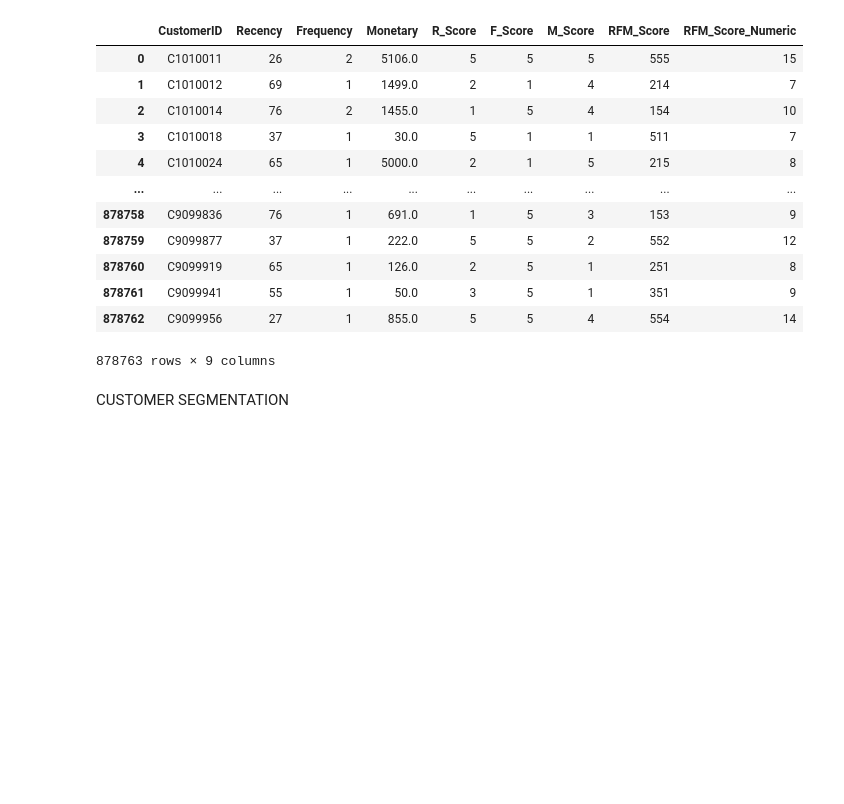
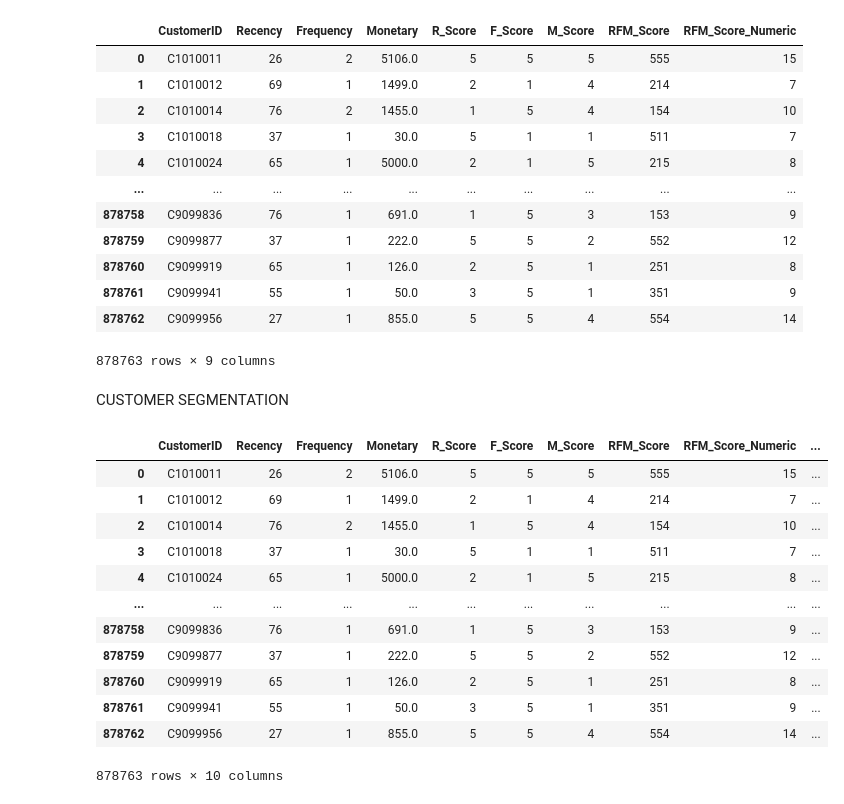
Before and after one commit to deCrystals/Bank_CustomerSegmentation, a Jupyter notebook: Notebook/bank.ipynb, the cells around one changed output. Saved outputs shown, nothing was run; the diff lists cells and outputs as text; code cells hidden in the pictures; blank space fills up the shorter version.

```diff
--- a/Notebook/bank.ipynb
+++ b/Notebook/bank.ipynb
@@ -507,3 +507,48 @@ rfm
 878763 rows × 9 columns
 # %% [markdown]
 CUSTOMER SEGMENTATION
+# %%
+# Champions: Recent customers with high frequency and high monetary value
+rfm.loc[rfm['RFM_Score_Numeric'] >= 13, 'Customer_Segment'] = 'Champions'
+
+    # Loyal Customers: Recent customers with medium-high frequency and monetary value
+rfm.loc[(rfm['RFM_Score_Numeric'] >= 10) & (rfm['RFM_Score_Numeric'] < 13), 'Customer_Segment'] = 'Loyal Customers'
+
+    # Potential Loyalists: Recent customers with medium frequency and monetary value
+rfm.loc[(rfm['F_Score'] >= 3) & (rfm['R_Score'] >= 4) & (rfm['RFM_Score_Numeric'] < 10), 'Customer_Segment'] = 'Potential Loyalists'
+
+    # At Risk: Less recent customers with high frequency and monetary value
+rfm.loc[(rfm['R_Score'] <= 2) & (rfm['F_Score'] >= 4) & (rfm['M_Score'] >= 4), 'Customer_Segment'] = 'At Risk'
+
+    # Needs Attention: Recent customers with low frequency and monetary value
+rfm.loc[(rfm['R_Score'] >= 4) & (rfm['F_Score'] <= 2) & (rfm['M_Score'] <= 2), 'Customer_Segment'] = 'Needs Attention'
+
+    # New Customers: Very recent customers with low frequency
+rfm.loc[(rfm['R_Score'] == 5) & (rfm['F_Score'] == 1), 'Customer_Segment'] = 'New Customers'
+
+    # About to Sleep: Less recent customers with low frequency and monetary value
+rfm.loc[(rfm['R_Score'] <= 3) & (rfm['F_Score'] <= 2) & (rfm['M_Score'] <= 3), 'Customer_Segment'] = 'About to Sleep'
+
+    # Dormant: Not recent customers with low frequency and monetary value
+rfm.loc[(rfm['R_Score'] == 1) & (rfm['F_Score'] == 1), 'Customer_Segment'] = 'Dormant'
+
+    # High-Value: Less recent customers with high monetary value
+rfm.loc[(rfm['R_Score'] <= 3) & (rfm['M_Score'] == 5), 'Customer_Segment'] = 'High Value'
+
+    # Assign remaining customers to 'Others' category
+rfm.loc[rfm['Customer_Segment'] == 'Unknown', 'Customer_Segment'] = 'Others'
+rfm
+# %% [output]
+|  | CustomerID | Recency | Frequency | Monetary | R_Score | F_Score | M_Score | RFM_Score | RFM_Score_Numeric | ... |
+| 0 | C1010011 | 26 | 2 | 5106.0 | 5 | 5 | 5 | 555 | 15 | ... |
+| 1 | C1010012 | 69 | 1 | 1499.0 | 2 | 1 | 4 | 214 | 7 | ... |
+| 2 | C1010014 | 76 | 2 | 1455.0 | 1 | 5 | 4 | 154 | 10 | ... |
+| 3 | C1010018 | 37 | 1 | 30.0 | 5 | 1 | 1 | 511 | 7 | ... |
+| 4 | C1010024 | 65 | 1 | 5000.0 | 2 | 1 | 5 | 215 | 8 | ... |
+| ... | ... | ... | ... | ... | ... | ... | ... | ... | ... | ... |
+| 878758 | C9099836 | 76 | 1 | 691.0 | 1 | 5 | 3 | 153 | 9 | ... |
+| 878759 | C9099877 | 37 | 1 | 222.0 | 5 | 5 | 2 | 552 | 12 | ... |
+| 878760 | C9099919 | 65 | 1 | 126.0 | 2 | 5 | 1 | 251 | 8 | ... |
+| 878761 | C9099941 | 55 | 1 | 50.0 | 3 | 5 | 1 | 351 | 9 | ... |
+| 878762 | C9099956 | 27 | 1 | 855.0 | 5 | 5 | 4 | 554 | 14 | ... |
+878763 rows × 10 columns
```
Also changed, not shown: parts of 1 cell of this notebook.
